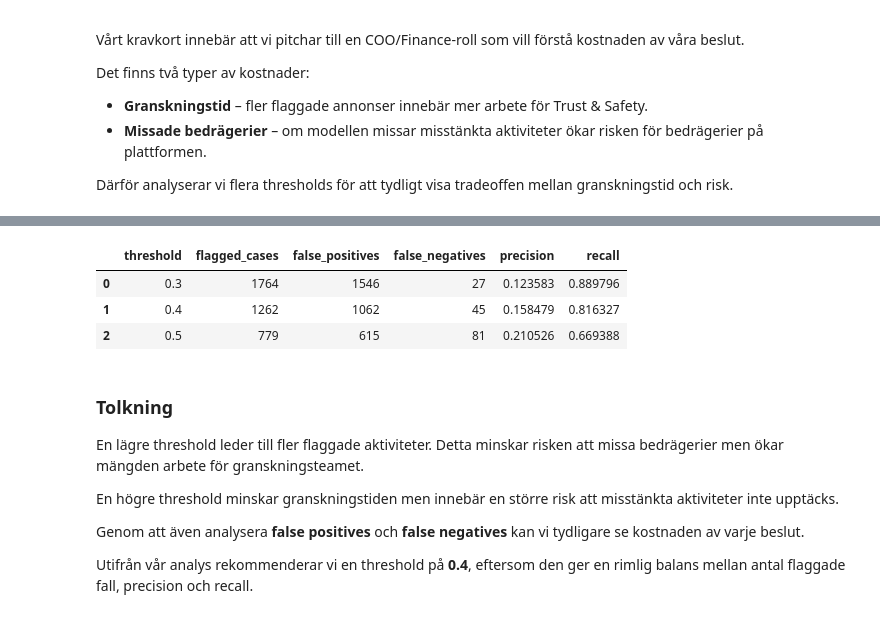
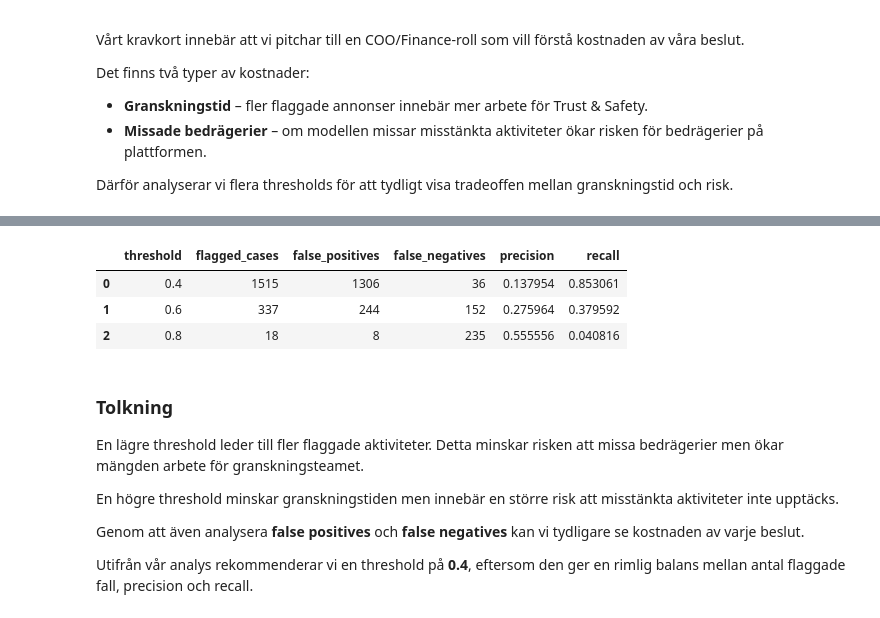
Before and after one commit to AlmaVasell/Grupparbete-MACHINELEARNING, a Jupyter notebook: report.ipynb, the cells around one changed output, grey strips where cells are left out. Saved outputs shown, nothing was run; the diff lists cells and outputs as text; code cells hidden in the pictures.

```diff
--- a/report.ipynb
+++ b/report.ipynb
@@ -332,10 +333,7 @@ results_df = pd.DataFrame(results).sort_values("mean_f1", ascending=False)
 print(results_df)
 
 best_model_name = results_df.iloc[0]["model"]
-
-best_model = models[best_model_name]
-
-best_model.fit(X_train, y_train)
+print(best_model_name)
 # %% [output]
                 model   mean_f1       std
 1  LogisticRegression  0.294964  0.008500
@@ -377,21 +359,17 @@ Förklara kort vad ni optimerade och varför (koppla till kravkortet).
 # %%
 # Slutmodell (bästa modellen från modelljämförelsen)
 
-model = LogisticRegression(
-    max_iter=1000,
-    class_weight="balanced",
-    random_state=42
-)
+model = logreg
 
 # Pipeline
-final_pipeline = Pipeline([
-    ("preprocess", preprocess),
-    ("model", model)
-])
+final_pipeline = pipe_logreg
 
 # Hyperparameters att testa
 param_grid = {
-    "model__C": [0.1, 1, 10]
+    "model__C": [0.0008, 0.001, 0.01, 0.1, 1, 10],
+    "model__solver": ["lbfgs", "liblinear"],
+    "model__class_weight": [None, "balanced"],
+    "preprocess__num__imputer__strategy": ["median", "mean"]
 }
 
 # GridSearch för att hitta bästa parameter
@@ -399,8 +377,10 @@ grid_search = GridSearchCV(
     estimator=final_pipeline,
     param_grid=param_grid,
     cv=cv,
-    scoring="f1",
-    n_jobs=-1
+    scoring=SCORING,
+    n_jobs=-1,
+    refit=True,
+    return_train_score=True
 )
 
 # Träna modellerna
@@ -410,4 +390,9 @@ grid_search.fit(X_train, y_train)
 best_model = grid_search.best_estimator_
 
 print("Bästa parametrar:", grid_search.best_params_)
+
+print("Bäst cv-score f1:", grid_search.best_score_)
+
+result = pd.DataFrame(grid_search.cv_results_)
+result.sort_values("rank_test_score").head(5)
 # %% [output]
@@ -491,37 +509,37 @@ granskningstid och risk.
 # %%
 # Prediktera sannolikheter
 y_proba = best_model.predict_proba(X_test)[:,1]
 
-thresholds = [0.3, 0.4, 0.5]
+thresholds = [0.4, 0.6, 0.8]
 
 results = []
 
 for t in thresholds:
 
     y_pred = (y_proba >= t).astype(int)
 
     precision = precision_score(y_test, y_pred, zero_division=0)
     recall = recall_score(y_test, y_pred, zero_division=0)
 
     tn, fp, fn, tp = confusion_matrix(y_test, y_pred).ravel()
 
     results.append({
         "threshold": t,
         "flagged_cases": y_pred.sum(),
         "false_positives": fp,
         "false_negatives": fn,
         "precision": precision,
         "recall": recall
     })
 
 results_df = pd.DataFrame(results)
 
 results_df
 # %% [output]
 |  | threshold | flagged_cases | false_positives | false_negatives | precision | recall |
-| 0 | 0.3 | 1764 | 1546 | 27 | 0.123583 | 0.889796 |
-| 1 | 0.4 | 1262 | 1062 | 45 | 0.158479 | 0.816327 |
-| 2 | 0.5 | 779 | 615 | 81 | 0.210526 | 0.669388 |
+| 0 | 0.4 | 1515 | 1306 | 36 | 0.137954 | 0.853061 |
+| 1 | 0.6 | 337 | 244 | 152 | 0.275964 | 0.379592 |
+| 2 | 0.8 | 18 | 8 | 235 | 0.555556 | 0.040816 |
 # %% [markdown]
 ### Tolkning
 
```
Also changed, not shown: parts of 6 cells of this notebook.
